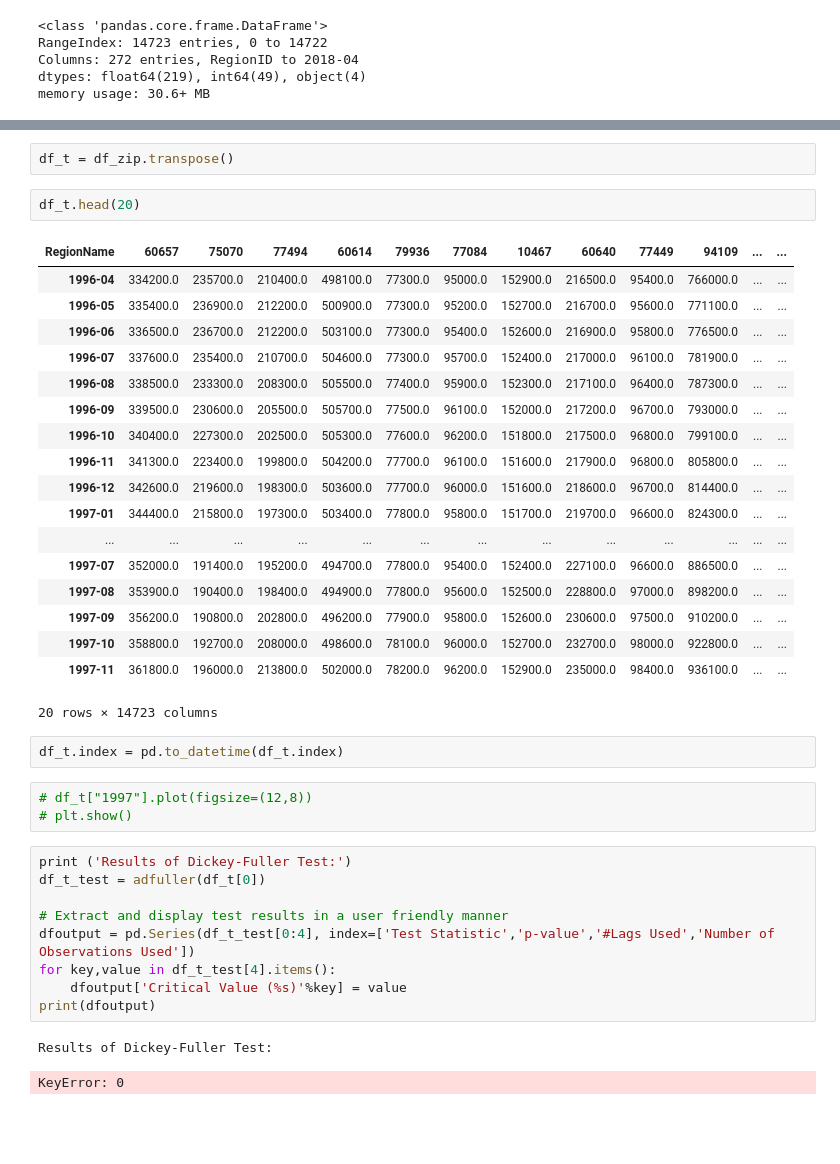
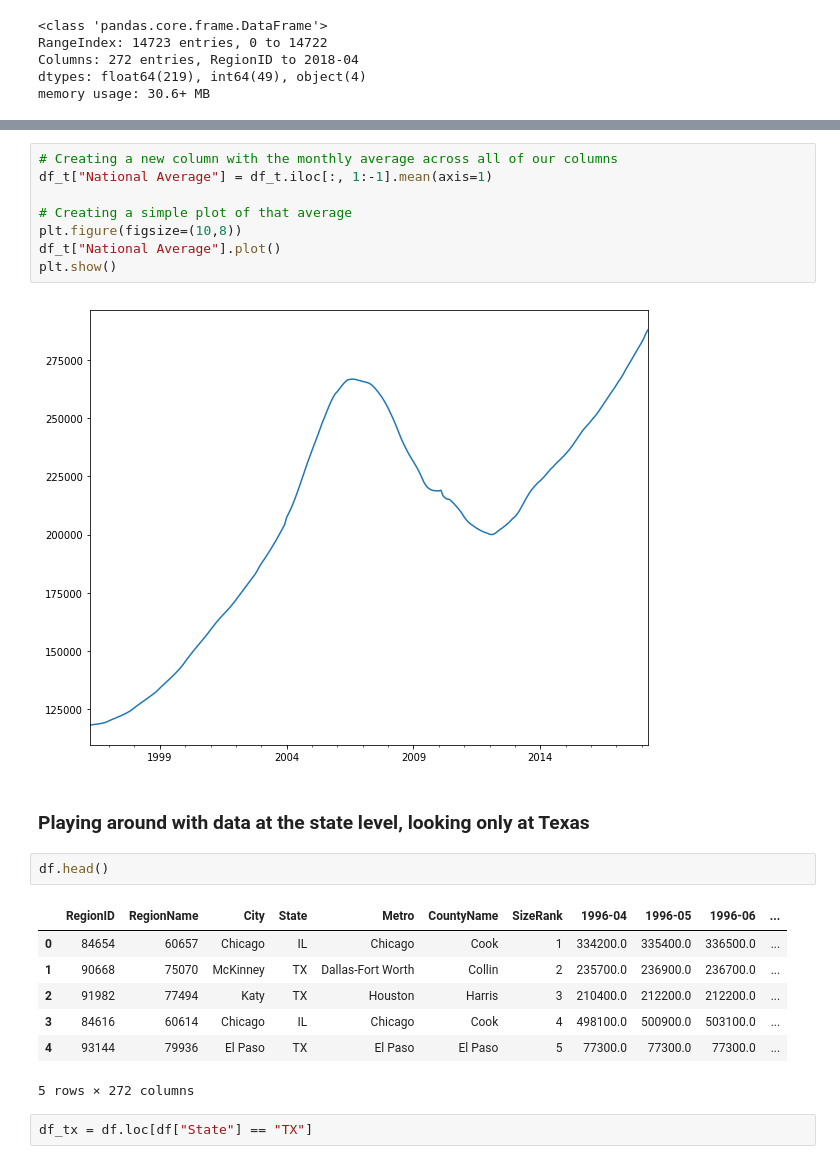
Before and after one commit to lindseyberlin/dsc-mod-4-project, a Jupyter notebook: Initial.ipynb, the cells around one changed output, grey strips where cells are left out. Cells and saved outputs as stored; diff of their text form; blank space fills up the shorter version.

```diff
--- a/Initial.ipynb
+++ b/Initial.ipynb
@@ -61,40 +93,24 @@ memory usage: 30.5 MB
-# %%
-df_t = df_zip.transpose()
-# %%
-df_t.head(20)
-# %% [output]
-| RegionName | 60657 | 75070 | 77494 | 60614 | 79936 | 77084 | 10467 | 60640 | 77449 | 94109 | ... | ... |
-| 1996-04 | 334200.0 | 235700.0 | 210400.0 | 498100.0 | 77300.0 | 95000.0 | 152900.0 | 216500.0 | 95400.0 | 766000.0 | ... | ... |
-| 1996-05 | 335400.0 | 236900.0 | 212200.0 | 500900.0 | 77300.0 | 95200.0 | 152700.0 | 216700.0 | 95600.0 | 771100.0 | ... | ... |
-| 1996-06 | 336500.0 | 236700.0 | 212200.0 | 503100.0 | 77300.0 | 95400.0 | 152600.0 | 216900.0 | 95800.0 | 776500.0 | ... | ... |
-| 1996-07 | 337600.0 | 235400.0 | 210700.0 | 504600.0 | 77300.0 | 95700.0 | 152400.0 | 217000.0 | 96100.0 | 781900.0 | ... | ... |
-| 1996-08 | 338500.0 | 233300.0 | 208300.0 | 505500.0 | 77400.0 | 95900.0 | 152300.0 | 217100.0 | 96400.0 | 787300.0 | ... | ... |
-| 1996-09 | 339500.0 | 230600.0 | 205500.0 | 505700.0 | 77500.0 | 96100.0 | 152000.0 | 217200.0 | 96700.0 | 793000.0 | ... | ... |
-| 1996-10 | 340400.0 | 227300.0 | 202500.0 | 505300.0 | 77600.0 | 96200.0 | 151800.0 | 217500.0 | 96800.0 | 799100.0 | ... | ... |
-| 1996-11 | 341300.0 | 223400.0 | 199800.0 | 504200.0 | 77700.0 | 96100.0 | 151600.0 | 217900.0 | 96800.0 | 805800.0 | ... | ... |
-| 1996-12 | 342600.0 | 219600.0 | 198300.0 | 503600.0 | 77700.0 | 96000.0 | 151600.0 | 218600.0 | 96700.0 | 814400.0 | ... | ... |
-| 1997-01 | 344400.0 | 215800.0 | 197300.0 | 503400.0 | 77800.0 | 95800.0 | 151700.0 | 219700.0 | 96600.0 | 824300.0 | ... | ... |
-| ... | ... | ... | ... | ... | ... | ... | ... | ... | ... | ... | ... | ... |
-| 1997-07 | 352000.0 | 191400.0 | 195200.0 | 494700.0 | 77800.0 | 95400.0 | 152400.0 | 227100.0 | 96600.0 | 886500.0 | ... | ... |
-| 1997-08 | 353900.0 | 190400.0 | 198400.0 | 494900.0 | 77800.0 | 95600.0 | 152500.0 | 228800.0 | 97000.0 | 898200.0 | ... | ... |
-| 1997-09 | 356200.0 | 190800.0 | 202800.0 | 496200.0 | 77900.0 | 95800.0 | 152600.0 | 230600.0 | 97500.0 | 910200.0 | ... | ... |
-| 1997-10 | 358800.0 | 192700.0 | 208000.0 | 498600.0 | 78100.0 | 96000.0 | 152700.0 | 232700.0 | 98000.0 | 922800.0 | ... | ... |
-| 1997-11 | 361800.0 | 196000.0 | 213800.0 | 502000.0 | 78200.0 | 96200.0 | 152900.0 | 235000.0 | 98400.0 | 936100.0 | ... | ... |
-20 rows × 14723 columns
-# %%
-df_t.index = pd.to_datetime(df_t.index)
-# %%
-# df_t["1997"].plot(figsize=(12,8))
-# plt.show()
-# %%
-print ('Results of Dickey-Fuller Test:')
-df_t_test = adfuller(df_t[0])
-
-# Extract and display test results in a user friendly manner
-dfoutput = pd.Series(df_t_test[0:4], index=['Test Statistic','p-value','#Lags Used','Number of Observations Used'])
-for key,value in df_t_test[4].items():
-    dfoutput['Critical Value (%s)'%key] = value
-print(dfoutput)
-# %% [output]
-Results of Dickey-Fuller Test:
-KeyError: 0
+# %%
+# Creating a new column with the monthly average across all of our columns
+df_t["National Average"] = df_t.iloc[:, 1:-1].mean(axis=1)
+
+# Creating a simple plot of that average
+plt.figure(figsize=(10,8))
+df_t["National Average"].plot()
+plt.show()
+# %% [output]
+[figure, added]
+# %% [markdown]
+### Playing around with data at the state level, looking only at Texas
+# %%
+df.head()
+# %% [output]
+|  | RegionID | RegionName | City | State | Metro | CountyName | SizeRank | 1996-04 | 1996-05 | 1996-06 | ... |
+| 0 | 84654 | 60657 | Chicago | IL | Chicago | Cook | 1 | 334200.0 | 335400.0 | 336500.0 | ... |
+| 1 | 90668 | 75070 | McKinney | TX | Dallas-Fort Worth | Collin | 2 | 235700.0 | 236900.0 | 236700.0 | ... |
+| 2 | 91982 | 77494 | Katy | TX | Houston | Harris | 3 | 210400.0 | 212200.0 | 212200.0 | ... |
+| 3 | 84616 | 60614 | Chicago | IL | Chicago | Cook | 4 | 498100.0 | 500900.0 | 503100.0 | ... |
+| 4 | 93144 | 79936 | El Paso | TX | El Paso | El Paso | 5 | 77300.0 | 77300.0 | 77300.0 | ... |
+5 rows × 272 columns
+# %%
+df_tx = df.loc[df["State"] == "TX"]
```
Also changed, not shown: parts of 26 cells of this notebook.
